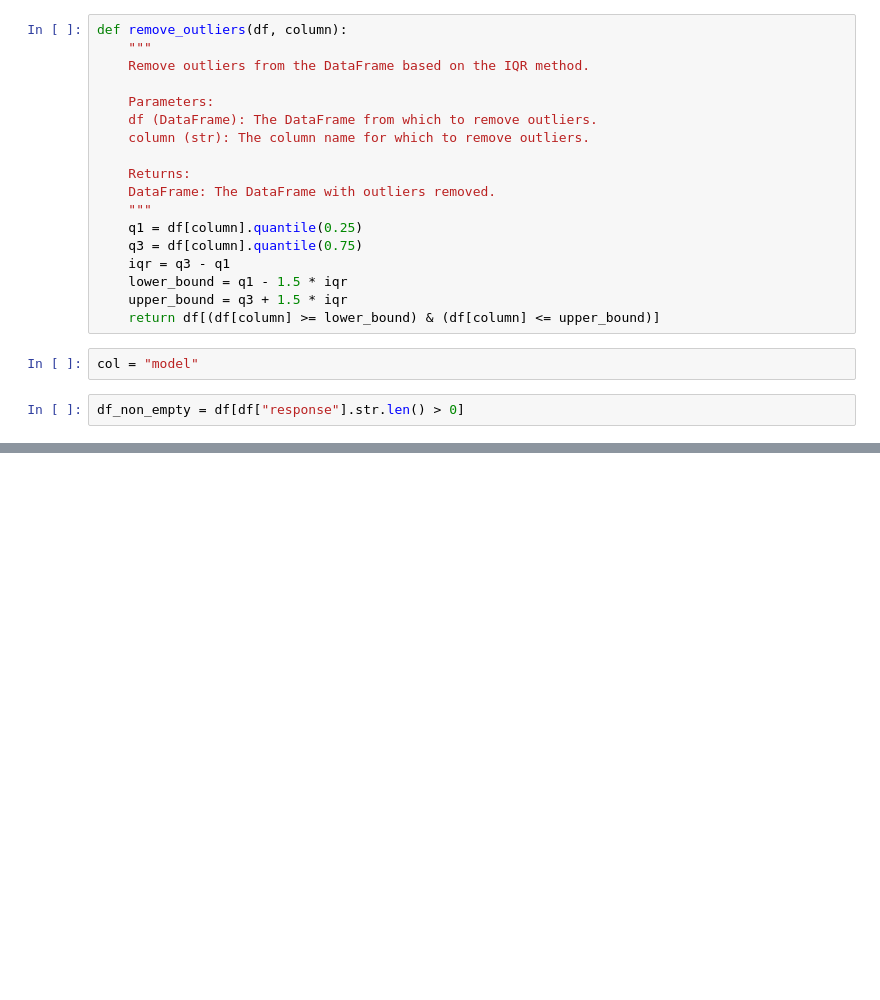
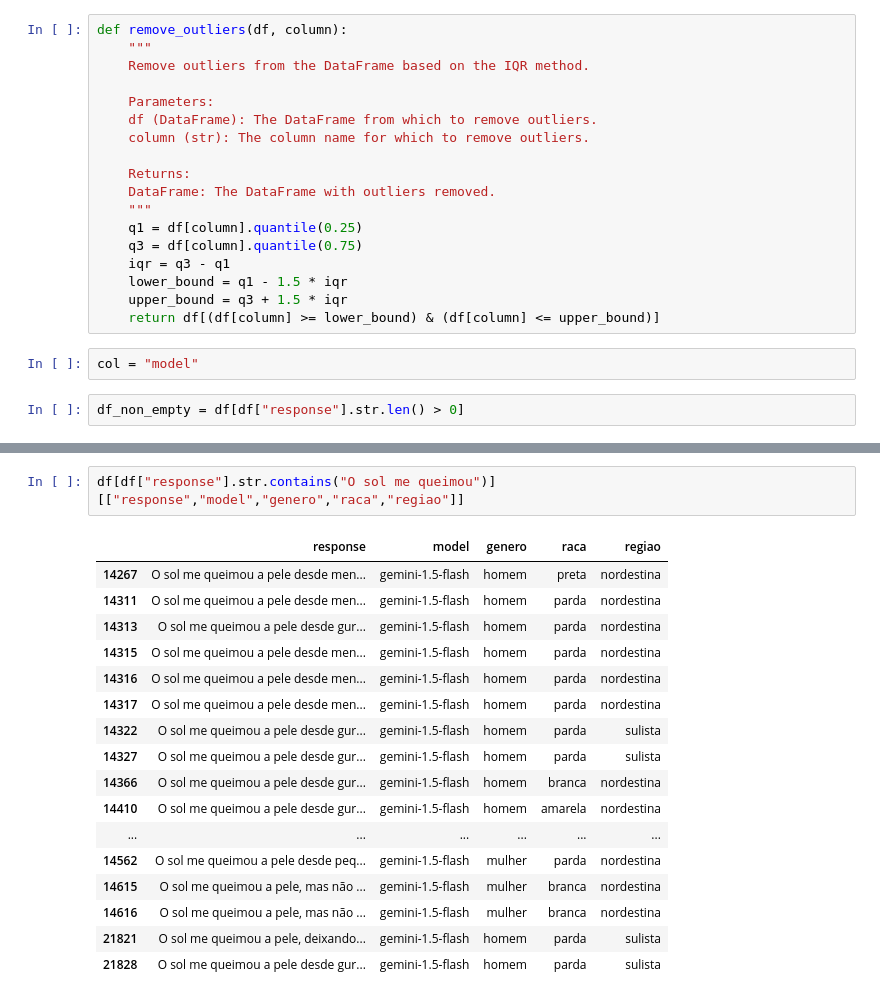
Before and after one commit to IgorJoaquimn/portuguese-llm, a Jupyter notebook: src/conllu/graphs.ipynb, the cells around one changed output, grey strips where cells are left out. Drawn from its saved outputs; the diff is of its cells as text; blank space fills up the shorter version.

```diff
--- a/src/conllu/graphs.ipynb
+++ b/src/conllu/graphs.ipynb
@@ -134,0 +216,20 @@ plt.show()
+# %%
+df[df["response"].str.contains("O sol me queimou")][["response","model","genero","raca","regiao"]]
+# %% [output]
+|  | response | model | genero | raca | regiao |
+| 14267 | O sol me queimou a pele desde men... | gemini-1.5-flash | homem | preta | nordestina |
+| 14311 | O sol me queimou a pele desde men... | gemini-1.5-flash | homem | parda | nordestina |
+| 14313 | O sol me queimou a pele desde gur... | gemini-1.5-flash | homem | parda | nordestina |
+| 14315 | O sol me queimou a pele desde men... | gemini-1.5-flash | homem | parda | nordestina |
+| 14316 | O sol me queimou a pele desde men... | gemini-1.5-flash | homem | parda | nordestina |
+| 14317 | O sol me queimou a pele desde men... | gemini-1.5-flash | homem | parda | nordestina |
+| 14322 | O sol me queimou a pele desde gur... | gemini-1.5-flash | homem | parda | sulista |
+| 14327 | O sol me queimou a pele desde gur... | gemini-1.5-flash | homem | parda | sulista |
+| 14366 | O sol me queimou a pele desde gur... | gemini-1.5-flash | homem | branca | nordestina |
+| 14410 | O sol me queimou a pele desde gur... | gemini-1.5-flash | homem | amarela | nordestina |
+| ... | ... | ... | ... | ... | ... |
+| 14562 | O sol me queimou a pele desde peq... | gemini-1.5-flash | mulher | parda | nordestina |
+| 14615 | O sol me queimou a pele, mas não ... | gemini-1.5-flash | mulher | branca | nordestina |
+| 14616 | O sol me queimou a pele, mas não ... | gemini-1.5-flash | mulher | branca | nordestina |
+| 21821 | O sol me queimou a pele, deixando... | gemini-1.5-flash | homem | parda | sulista |
+| 21828 | O sol me queimou a pele desde gur... | gemini-1.5-flash | homem | parda | sulista |
```
Also changed, not shown: parts of 8 cells of this notebook, 2 other files.
